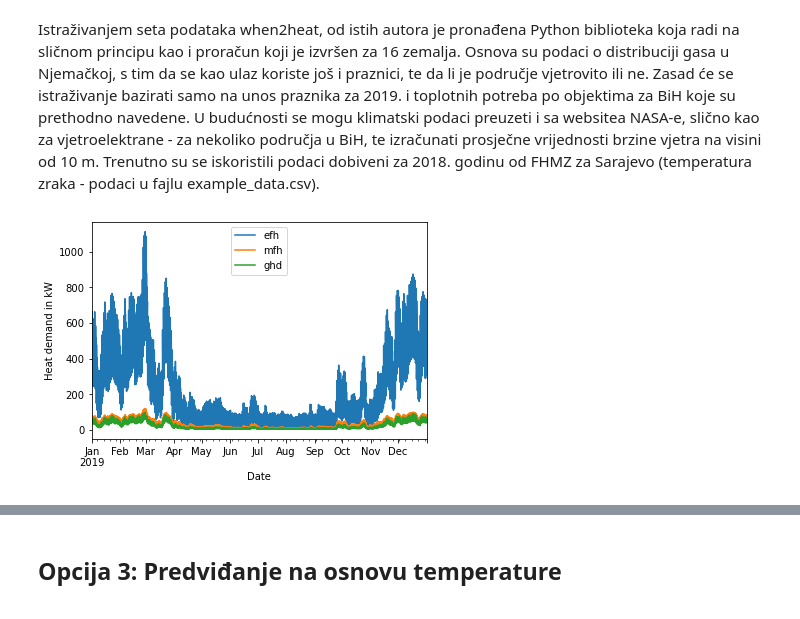
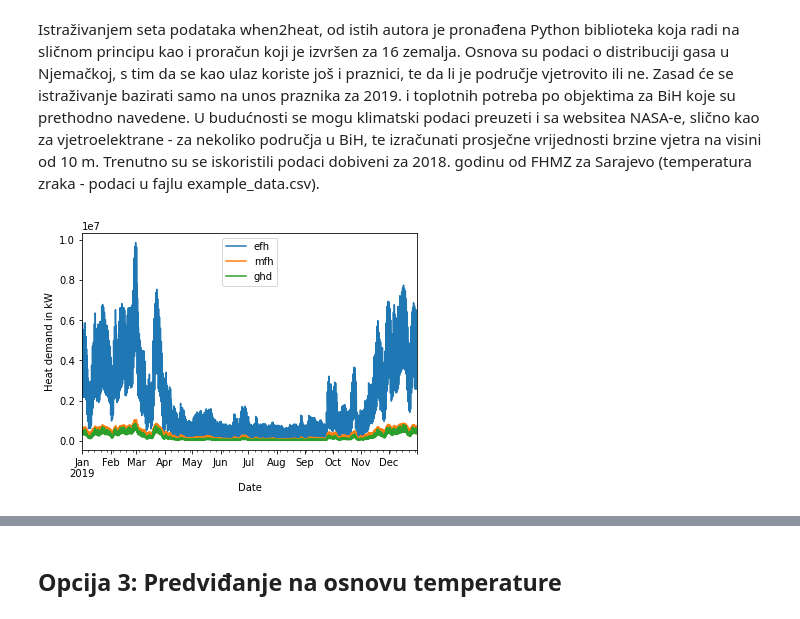
Before and after one commit to ehlimana/Electricity-analysis, a Jupyter notebook: Heat_demand.ipynb, the cells around one changed output, grey strips where cells are left out. Saved outputs shown, nothing was run; the diff lists cells and outputs as text; code cells hidden in the pictures.

```diff
--- a/Heat_demand.ipynb
+++ b/Heat_demand.ipynb
@@ -621,7 +621,7 @@ temperature = pd.read_csv(datapath)["temperature"]
 # >>> holidays = dict(cal.holidays(2010))
 
 
-ann_demands_per_type = {"efh": (16698261+369706)*1000/8760, "mfh": (960738+197893+1274382+92900)*1000/8760, "ghd": 1683423*1000/8760}
+ann_demands_per_type = {"efh": (16698261+369706)*1000*8760/8670, "mfh": (960738+197893+1274382+92900)*1000*8760/8670, "ghd": 1683423*1000*8760/8670}
 
 holidays = {
 
@@ -671,32 +671,32 @@ demand["mfh"] = bdew.HeatBuilding(
     building_class=2,
     wind_class=0,
     annual_heat_demand=ann_demands_per_type["mfh"],
     name="MFH",
 ).get_bdew_profile()
 
 # Industry, trade, service (ghd: Gewerbe, Handel, Dienstleistung)
 demand["ghd"] = bdew.HeatBuilding(
     demand.index,
     holidays=holidays,
     temperature=temperature,
     shlp_type="ghd",
     wind_class=0,
     annual_heat_demand=ann_demands_per_type["ghd"],
     name="ghd",
 ).get_bdew_profile()
 
 # Plot demand of building
 ax = demand.plot()
 ax.set_xlabel("Date")
 ax.set_ylabel("Heat demand in kW")
 plt.show()
 
 print("Annual consumption: \n{}".format(demand.sum()))
 
 print(demand)
 
 for key in ann_demands_per_type:
     assert np.isclose(demand[key].sum(), ann_demands_per_type[key], rtol=1e-4)
 # %% [output]
-[figure, old version]
+[figure, new version]
 Annual consumption:
```
Also changed, not shown: parts of 39 cells of this notebook, 14 other files.
